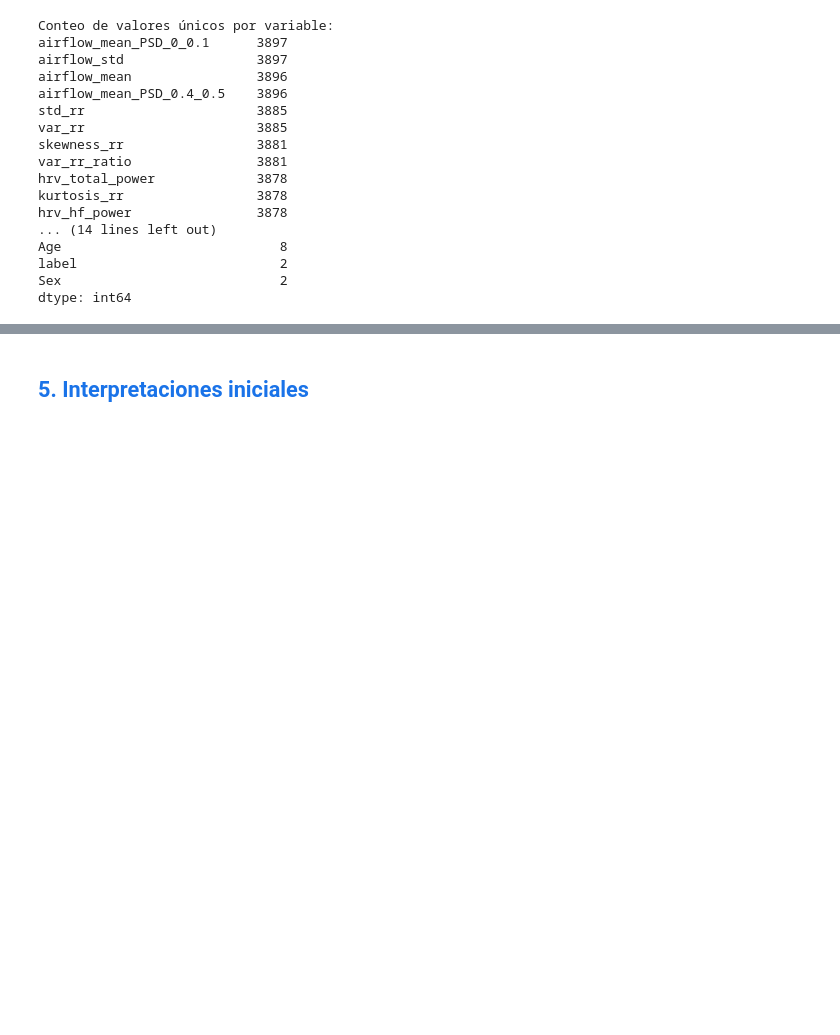
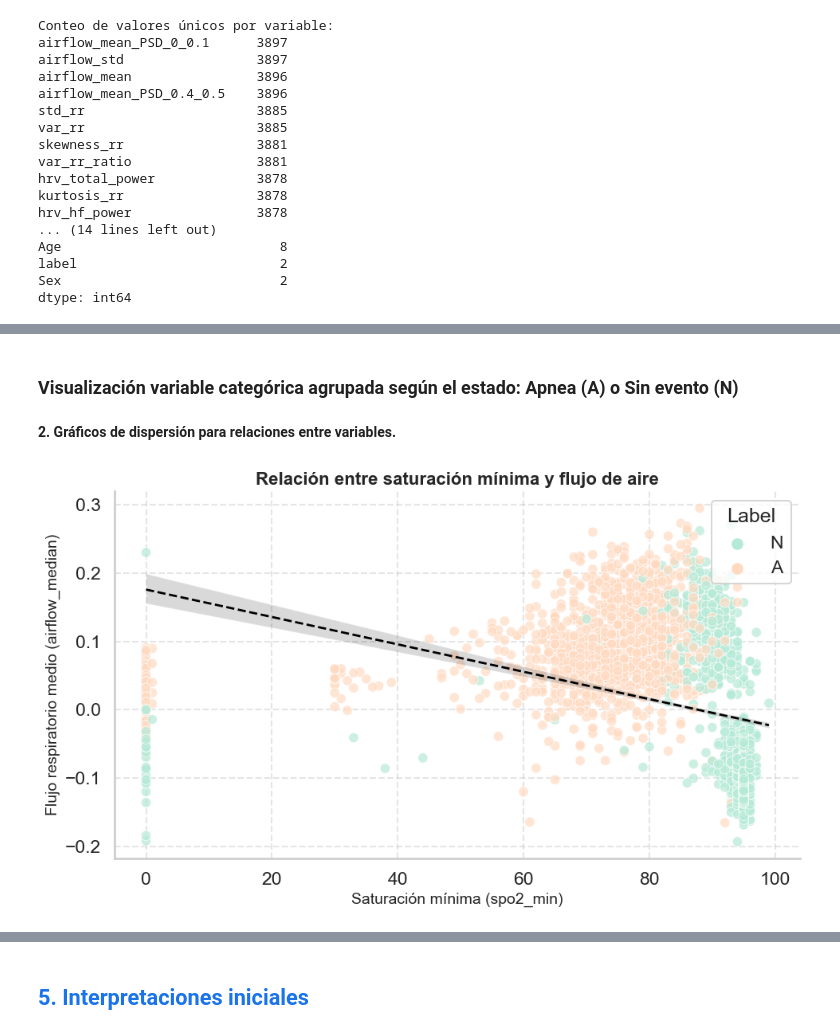
Before and after one commit to NatalyRodriguez06/Fundamentos-de-Ciencia-de-datos, a Jupyter notebook: sesiones_practicas/sc_1_Nataly_Rodriguez_Atehortua.ipynb, the cells around one changed output, grey strips where cells are left out. Drawn from its saved outputs; the diff is of its cells as text; code cells hidden in the pictures; blank space fills up the shorter version.

```diff
--- a/sesiones_practicas/sc_1_Nataly_Rodriguez_Atehortua.ipynb
+++ b/sesiones_practicas/sc_1_Nataly_Rodriguez_Atehortua.ipynb
@@ -274,0 +436,2 @@ dtype: int64
+# %% [markdown]
+### **Visualización variable categórica agrupada según el estado: Apnea (A) o Sin evento (N)**
@@ -274,0 +473,43 @@ dtype: int64
+# %% [markdown]
+<b> 2. Gráficos de dispersión para relaciones entre variables.</b><br>
+# %%
+sns.set_style("whitegrid")  # Cuadrícula activa
+
+plt.figure(figsize=(10, 6))
+
+# Gráfico de dispersión con línea de regresión
+sns.scatterplot(
+    data=df,
+    x='spo2_min',
+    y='airflow_median',
+    hue='label',  # Diferencia Apnea (A) vs No Apnea (N)
+    palette={'N':'#B5EAD7','A':'#FFDAC1'},
+    alpha=0.7,
+    s=80,
+    edgecolor='w'
+)
+
+# Línea de tendencia general
+sns.regplot(
+    data=df,
+    x='spo2_min',
+    y='airflow_median',
+    scatter=False,
+    color='black',   # Línea negra
+    line_kws={'linewidth':2, 'linestyle':'--'}
+)
+
+# Configuración de título y etiquetas
+plt.title('Relación entre saturación mínima y flujo de aire', fontsize=16, fontweight='bold')
+plt.xlabel('Saturación mínima (spo2_min)', fontsize=14)
+plt.ylabel('Flujo respiratorio medio (airflow_median)', fontsize=14)
+
+# Mejorar estética
+plt.legend(title='Label', loc='upper right')
+sns.despine()  # Quitar bordes superior y derecho
+plt.grid(True, linestyle='--', alpha=0.5)  # Cuadrícula más sutil
+
+plt.tight_layout()
+plt.show()
+# %% [output]
+[figure, added]
```
Also changed, not shown: parts of 18 cells of this notebook.
